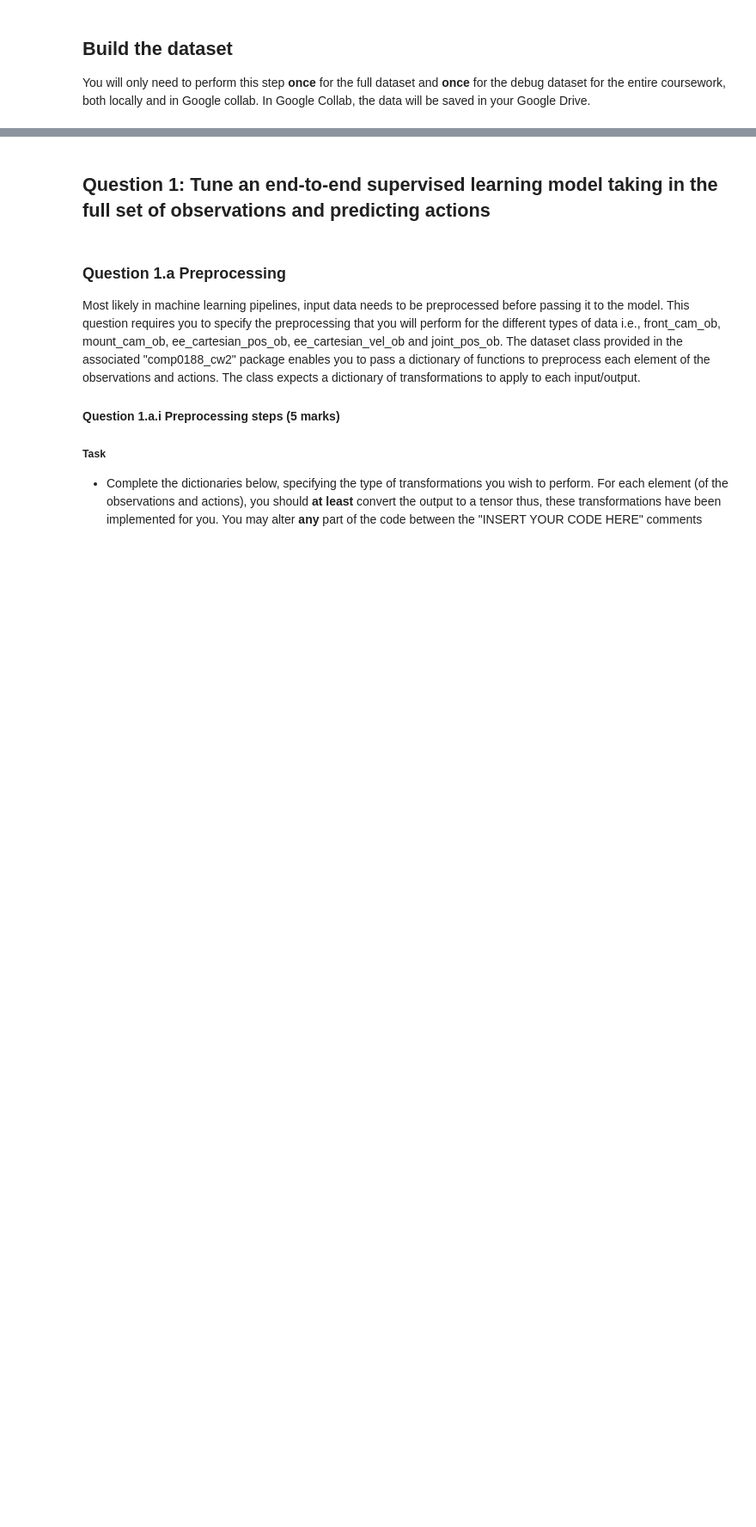
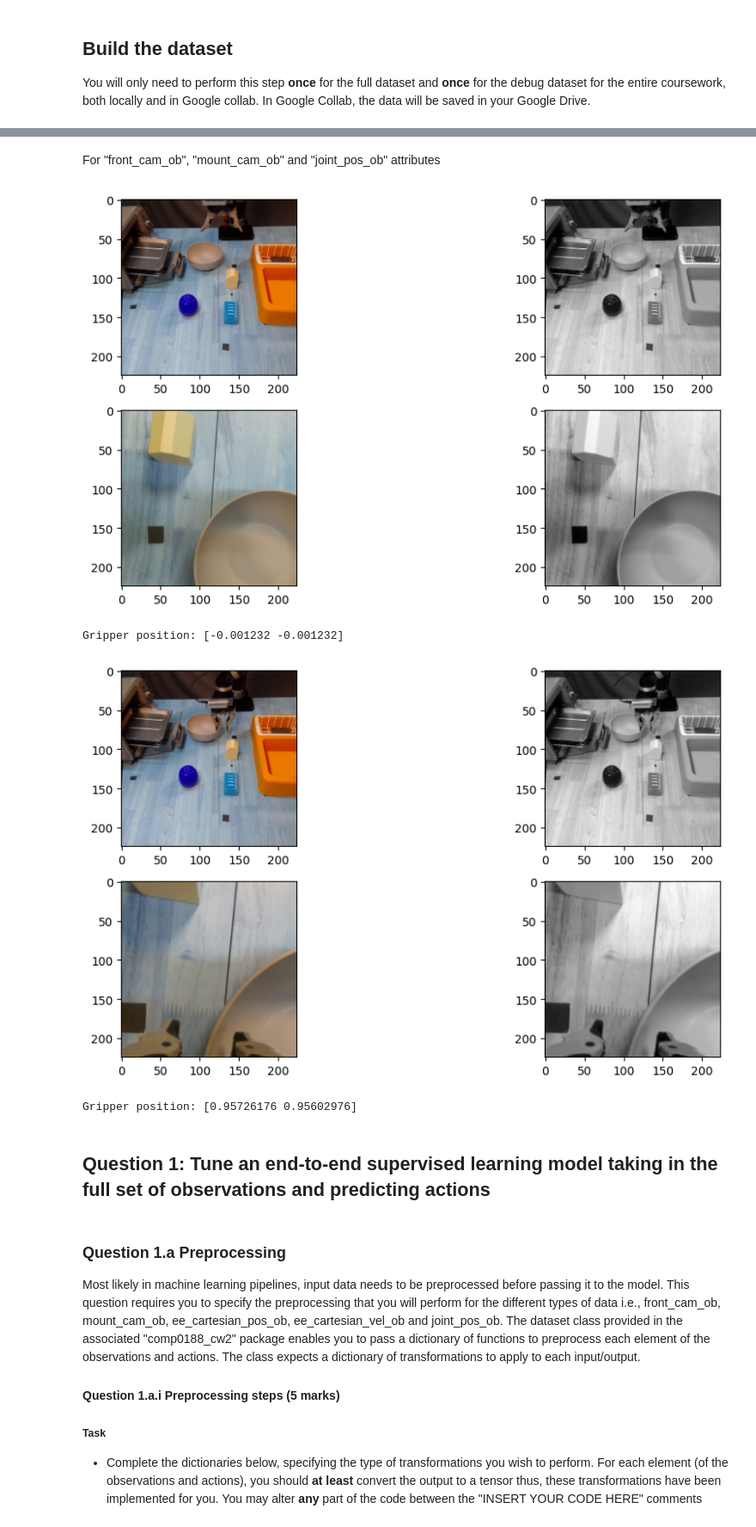
Before and after one commit to YuZhengYYDS/RoboticBehaviouralCloning, a Jupyter notebook: Cw2_upload/Cw2_upload/CW2_Questions_105_marks_QUESTIONS.ipynb, the cells around one changed output, grey strips where cells are left out. Shown at 86% size. Cells and saved outputs as stored; diff of their text form; code cells hidden in the pictures; blank space fills up the shorter version.

```diff
--- a/Cw2_upload/Cw2_upload/CW2_Questions_105_marks_QUESTIONS.ipynb
+++ b/Cw2_upload/Cw2_upload/CW2_Questions_105_marks_QUESTIONS.ipynb
@@ -125,3 +174,55 @@ if RUN_PREPROCESSING:
+# %% [markdown]
+For "front_cam_ob", "mount_cam_ob" and "joint_pos_ob" attributes
+# %%
+_idx = 0
+with h5py.File(FILE_PATH, 'r') as h5_file:
+    _img_front = h5_file["front_cam_ob"][_idx]
+    _img_top = h5_file["mount_cam_ob"][_idx]
+    _action = h5_file["actions"][_idx]
+    _pos_ob = h5_file["ee_cartesian_pos_ob"][_idx]
+    _vel_ob = h5_file["ee_cartesian_vel_ob"][_idx]
+    _joint_ob = h5_file["joint_pos_ob"][_idx]
+
+fig, axis = plt.subplots(2,2, figsize=(12,6))
+axis[0,0].imshow(_img_front)
+axis[0,1].imshow(
+    to_greyscale(_img_front.astype(int)[None,:]).astype(np.float16).squeeze(), cmap=plt.get_cmap('gray')
+)
+axis[1,0].imshow(_img_top)
+axis[1,1].imshow(
+    to_greyscale(_img_top.astype(int)[None,:]).astype(np.float16).squeeze(), cmap=plt.get_cmap('gray')
+)
+plt.show()
+
+print("Gripper position: {}".format(_joint_ob[-2:]))
+
+
+_idx = 50
+with h5py.File(FILE_PATH, 'r') as h5_file:
+    _img_front = h5_file["front_cam_ob"][_idx]
+    _img_top = h5_file["mount_cam_ob"][_idx]
+    _action = h5_file["actions"][_idx]
+    _pos_ob = h5_file["ee_cartesian_pos_ob"][_idx]
+    _vel_ob = h5_file["ee_cartesian_vel_ob"][_idx]
+    _joint_ob = h5_file["joint_pos_ob"][_idx]
+
+fig, axis = plt.subplots(2,2, figsize=(12,6))
+axis[0,0].imshow(_img_front)
+axis[0,1].imshow(
+    to_greyscale(_img_front.astype(int)[None,:]).astype(np.float16).squeeze(), cmap=plt.get_cmap('gray')
+)
+axis[1,0].imshow(_img_top)
+axis[1,1].imshow(
+    to_greyscale(_img_top.astype(int)[None,:]).astype(np.float16).squeeze(), cmap=plt.get_cmap('gray')
+)
+plt.show()
+
+print("Gripper position: {}".format(_joint_ob[-2:]))
+# %% [output]
+[figure, added]
+Gripper position: [-0.001232 -0.001232]
+[figure, added]
+Gripper position: [0.95726176 0.95602976]
 # %% [markdown]
 ## Question 1: Tune an end-to-end supervised learning model taking in the full set of observations and predicting actions
 # %%
```
Also changed, not shown: parts of 7 cells of this notebook.
